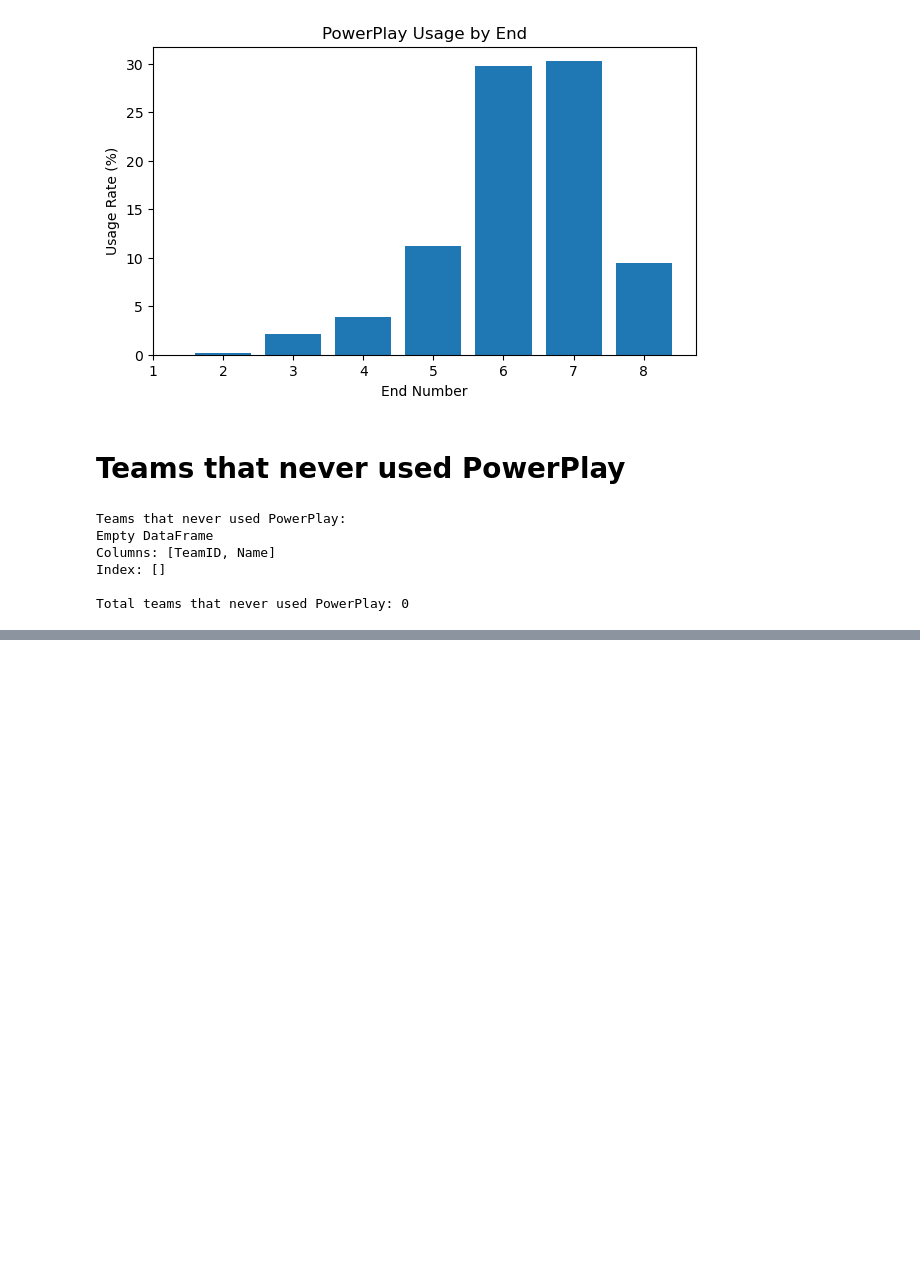
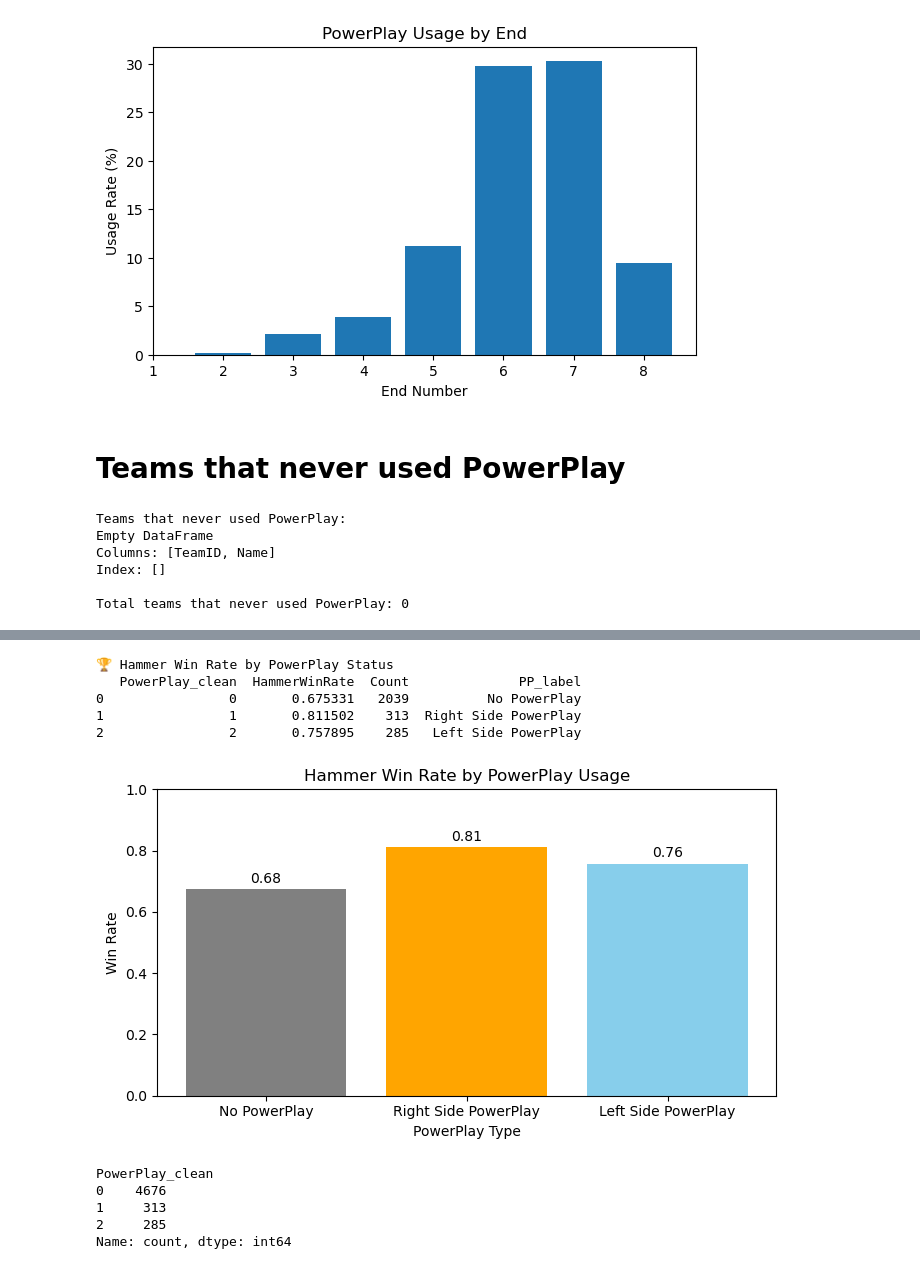
Before and after one commit to j00hyun/Data-Jam-2025, a Jupyter notebook: End Analysis.ipynb, the cells around one changed output, grey strips where cells are left out. Drawn from its saved outputs; the diff is of its cells as text; code cells hidden in the pictures; blank space fills up the shorter version.

```diff
--- a/End Analysis.ipynb
+++ b/End Analysis.ipynb
@@ -408,0 +796,78 @@ Total teams that never used PowerPlay: 0
+# %%
+# 1️⃣ 데이터 준비 --------------------------------------------------
+# 타입 맞추기 (merge가 정확히 되도록)
+for col in ['CompetitionID','SessionID','GameID','EndID']:
+    hammer_long[col] = hammer_long[col].astype(int)
+    ends_m[col] = ends_m[col].astype(int)
+
+# PowerPlay 정보만 추출
+pp_info = ends_m[['CompetitionID','SessionID','GameID','EndID','PowerPlay']].copy()
+pp_info['PowerPlay_clean'] = pp_info['PowerPlay'].fillna(0).astype(int)
+
+# hammer_long과 merge
+hl = hammer_long.merge(pp_info, on=['CompetitionID','SessionID','GameID','EndID'], how='left')
+
+# PowerPlay 라벨 붙이기
+hl['PP_label'] = hl['PowerPlay_clean'].map({0:'No PowerPlay', 1:'Right Side', 2:'Left Side'})
+
+# 2️⃣ 각 엔드별 승자 & 해머 팀 판별 ----------------------------------
+end_results = (
+    hl.groupby(['CompetitionID','SessionID','GameID','EndID'])
+    .apply(lambda x: pd.Series({
+        'HammerTeam': x.loc[x['Hammer']==1,'TeamID'].iloc[0],
+        'WinningTeam': x.loc[x['Result'].idxmax(),'TeamID'],
+        'PowerPlay_clean': x['PowerPlay_clean'].max()   # 그 엔드의 PowerPlay 상태 (0,1,2)
+    }))
+    .reset_index()
+)
+
+# 해머 팀이 이겼는가?
+end_results['HammerWinFlag'] = (end_results['HammerTeam'] == end_results['WinningTeam']).astype(int)
+
+# 3️⃣ PowerPlay 상태별 해머 승률 계산 --------------------------------
+summary = (
+    end_results
+    .groupby('PowerPlay_clean')
+    .agg(
+        HammerWinRate=('HammerWinFlag','mean'),
+        Count=('HammerWinFlag','size')
+    )
+    .reset_index()
+)
+
+# 라벨링
+summary['PP_label'] = summary['PowerPlay_clean'].map({
+    0: 'No PowerPlay',
+    1: 'Right Side PowerPlay',
+    2: 'Left Side PowerPlay'
+})
+
+print("🏆 Hammer Win Rate by PowerPlay Status")
+print(summary)
+
+# 4️⃣ 시각화 --------------------------------------------------------
+plt.figure(figsize=(7,4))
+plt.bar(summary['PP_label'], summary['HammerWinRate'], color=['gray','orange','skyblue'])
+plt.title('Hammer Win Rate by PowerPlay Usage')
+plt.ylabel('Win Rate')
+plt.xlabel('PowerPlay Type')
+plt.ylim(0, 1)
+for i, v in enumerate(summary['HammerWinRate']):
+    plt.text(i, v + 0.02, f"{v:.2f}", ha='center', fontsize=10)
+plt.tight_layout()
+plt.show()
+# %% [output]
+🏆 Hammer Win Rate by PowerPlay Status
+   PowerPlay_clean  HammerWinRate  Count              PP_label
+0                0       0.675331   2039          No PowerPlay
+1                1       0.811502    313  Right Side PowerPlay
+2                2       0.757895    285   Left Side PowerPlay
+[figure, added]
+# %%
+print(em['PowerPlay_clean'].value_counts())
+# %% [output]
+PowerPlay_clean
+0    4676
+1     313
+2     285
+Name: count, dtype: int64
```
Also changed, not shown: parts of 16 cells of this notebook, 8 other files.
